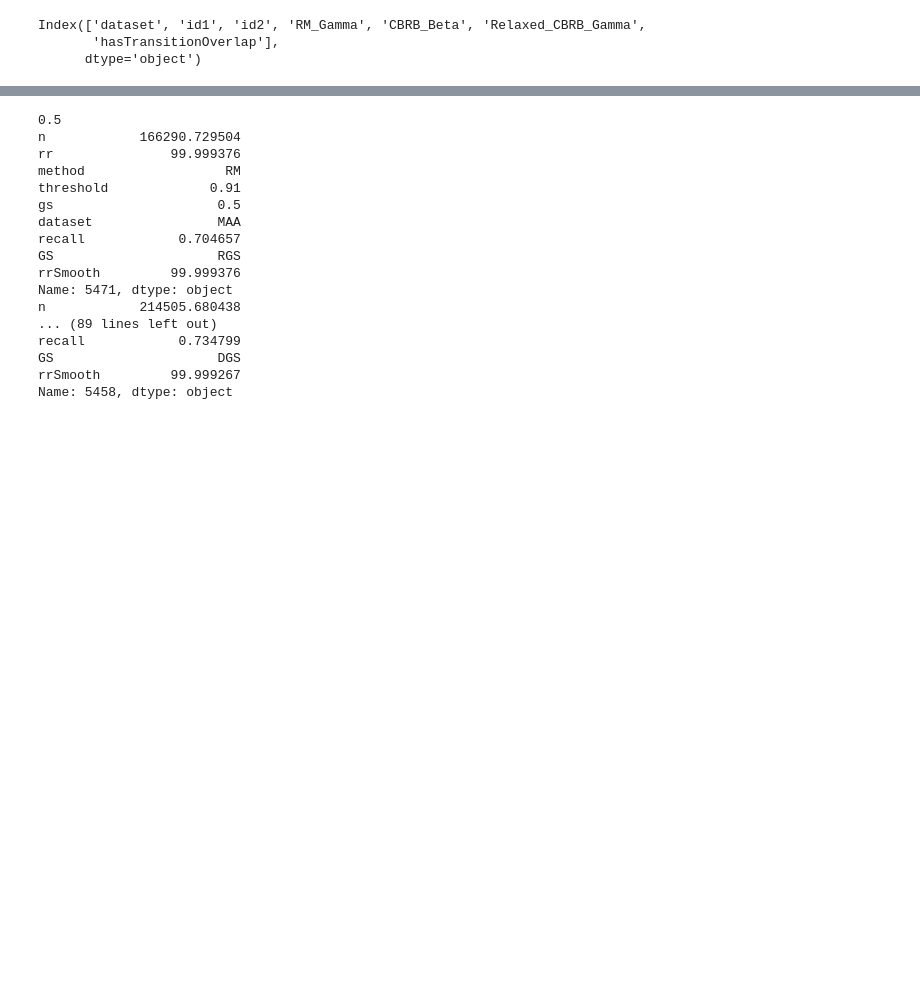
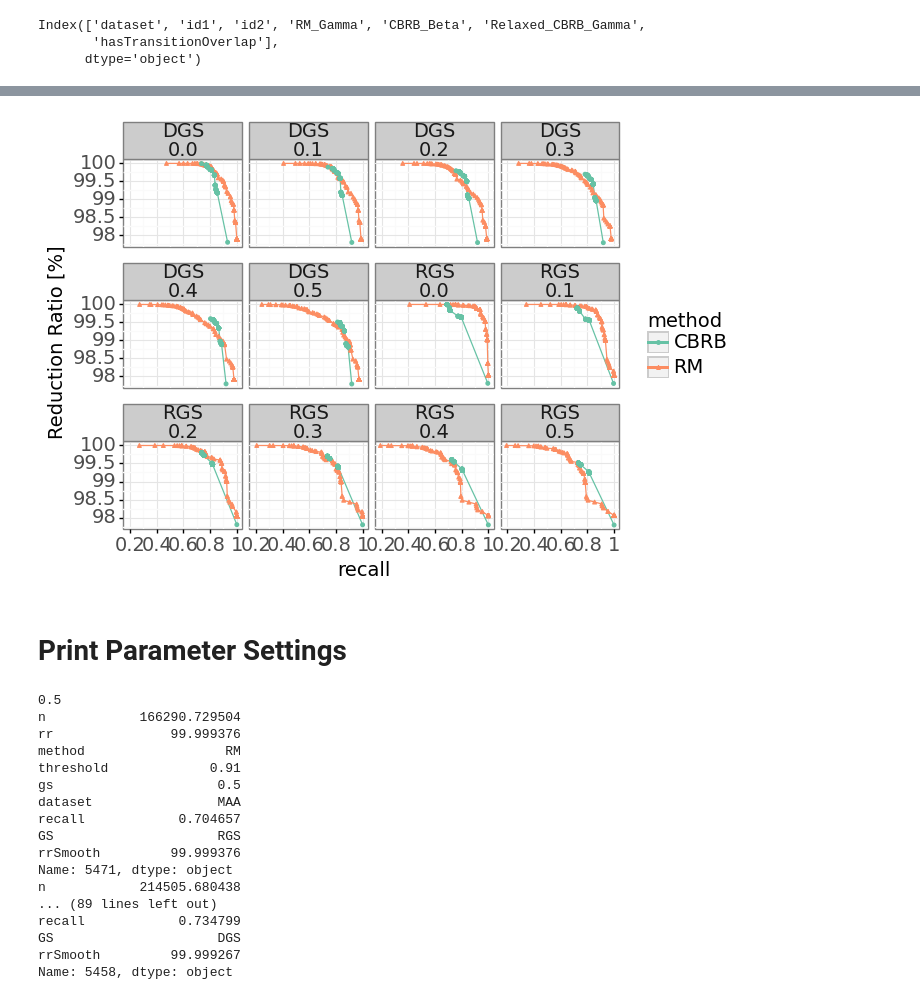
Before and after one commit to leonbornemann/RoleMatchingEvaluation, a Jupyter notebook: BlockingEvaluation.ipynb, the cells around one changed output, grey strips where cells are left out. Cells and saved outputs as stored; diff of their text form; code cells hidden in the pictures; blank space fills up the shorter version.

```diff
--- a/BlockingEvaluation.ipynb
+++ b/BlockingEvaluation.ipynb
@@ -432,0 +696,15 @@ plot.save("exportedPlots/rrParametrized.png")
+# %%
+import glob
+import os
+import pandas as pd
+import role_matching.EvaluationHelperMethods as rm
+import role_matching.MetricHelperMethods as mhm
+
+#same as above
+dsToBaseSampleStatistics = {
+    "military": {"allPairs":4263199291,"nMisses1TVA":88180876,"nHits1TVA":1000000},
+    "tv_and_film": {"allPairs":23657801481,"nMisses1TVA":50584136,"nHits1TVA":1000000},
+    "politics": {"allPairs":2223411270,"nMisses1TVA":41017799,"nHits1TVA":1000000},
+    "education": {"allPairs":2737889001,"nMisses1TVA":28976763,"nHits1TVA":1000000},
+    "football": {"allPairs":53116323211,"nMisses1TVA":38500828,"nHits1TVA":1000000},
+}
@@ -433,3 +823,27 @@ plot.save("exportedPlots/rrParametrized.png")
+# %%
+from plotnine import *
+
+#we can never get worse in terms of reduction ratio if we choose less recall:
+def createSmoothedRR(x, finalDF):
+    gs = x["GS"]
+    method = x["method"]
+    dataset = x["dataset"]
+    recall = x["recall"]
+    synthData = x["gs"]
+    sorted = finalDF[(finalDF["dataset"]==dataset) & (finalDF["method"]==method) & (finalDF["GS"]==gs)  & (finalDF["gs"]==synthData) & (finalDF["recall"]>=recall)].sort_values('rr',ascending=False)
+    bestRR = sorted.iloc[0]["rr"]
+    return bestRR
+
+reductionRatioSmoothed = finalDF.apply(lambda x: createSmoothedRR(x,finalDF),axis=1)
+finalDF["rrSmooth"] = reductionRatioSmoothed
+finalDFMAA = finalDF[finalDF['dataset']=="MAA"]
+plot = ggplot(finalDFMAA, aes(x ='recall', y='rrSmooth', color="method", shape = "method")) + geom_line() + geom_point(size=1) + theme_bw() + facet_wrap(["GS","gs"]) + theme(text=element_text(size=14)) + ylab("Reduction Ratio [%]") + scale_color_brewer(type="qual",palette="Set2")
+print(plot)
+plot.save("exportedPlots/rrParametrizedMissingValues.png")
+# %% [output]
+[figure, added]
+# %% [markdown]
+# Print Parameter Settings
 # %%
 #print(finalDFMAA[(finalDFMAA['recall']>=0.95) & (finalDFMAA['GS']=="RGS")])
 for gs in goldStandardMissingValues:
```
Also changed, not shown: parts of 23 cells of this notebook, 8 other files.
